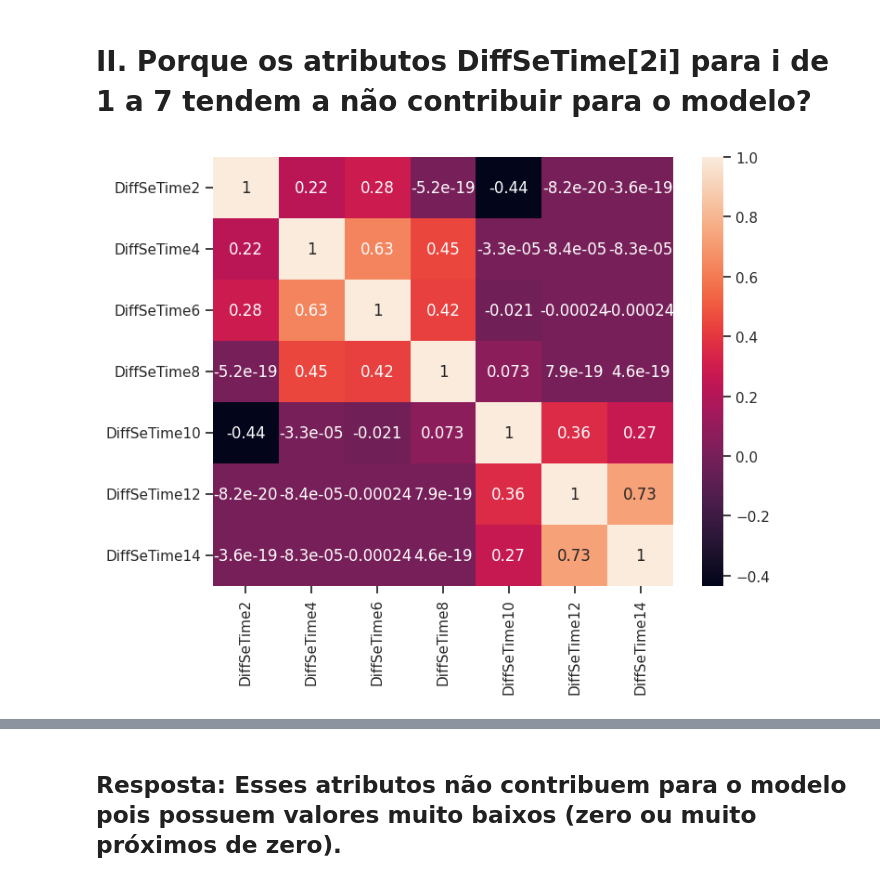
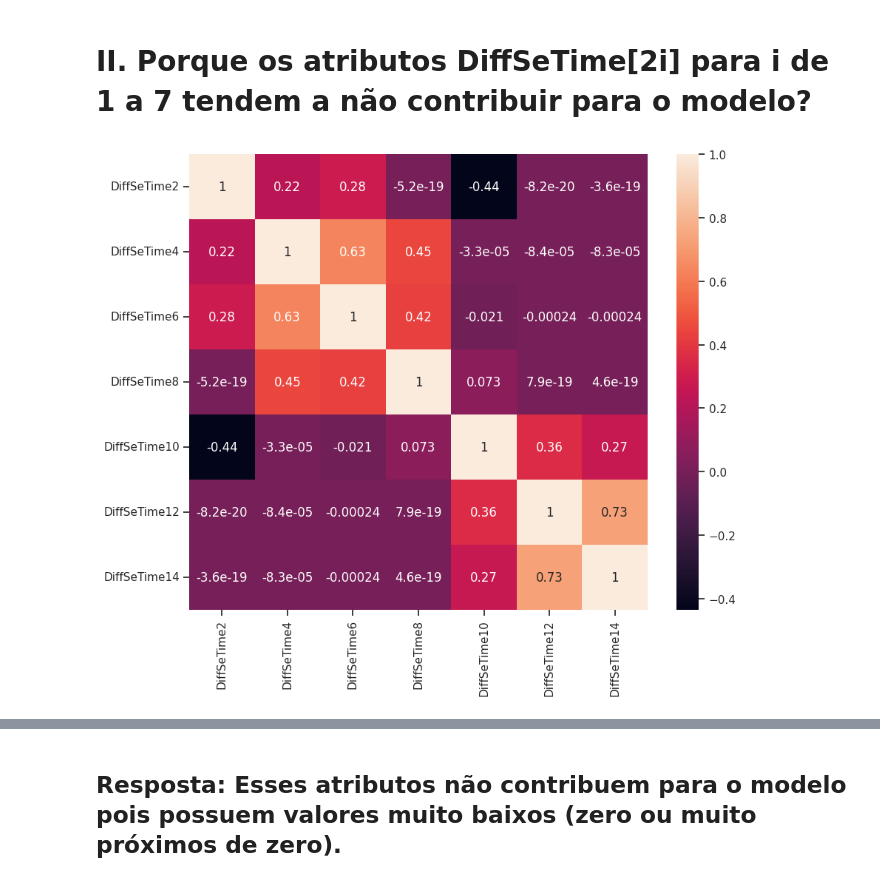
Before and after one commit to vinisilvag/iia-machine-learning, a Jupyter notebook: main.ipynb, the cells around one changed output, grey strips where cells are left out. Saved outputs shown, nothing was run; the diff lists cells and outputs as text; code cells hidden in the pictures.

```diff
--- a/main.ipynb
+++ b/main.ipynb
@@ -61,11 +61,11 @@ plt.show()
 filtered = df[[*[f"DiffSeTime{2 * i}" for i in range(1, 8)]]]
 # %%
 corr = filtered.corr()
-plt.figure(figsize=(8, 6))
+plt.figure(figsize=(10, 8))
 sns.heatmap(corr, annot=True)
 plt.show()
 # %% [output]
-[figure, old version]
+[figure, new version]
 # %%
 filtered.value_counts()
 # %% [output]
```
Also changed, not shown: parts of 42 cells of this notebook.
